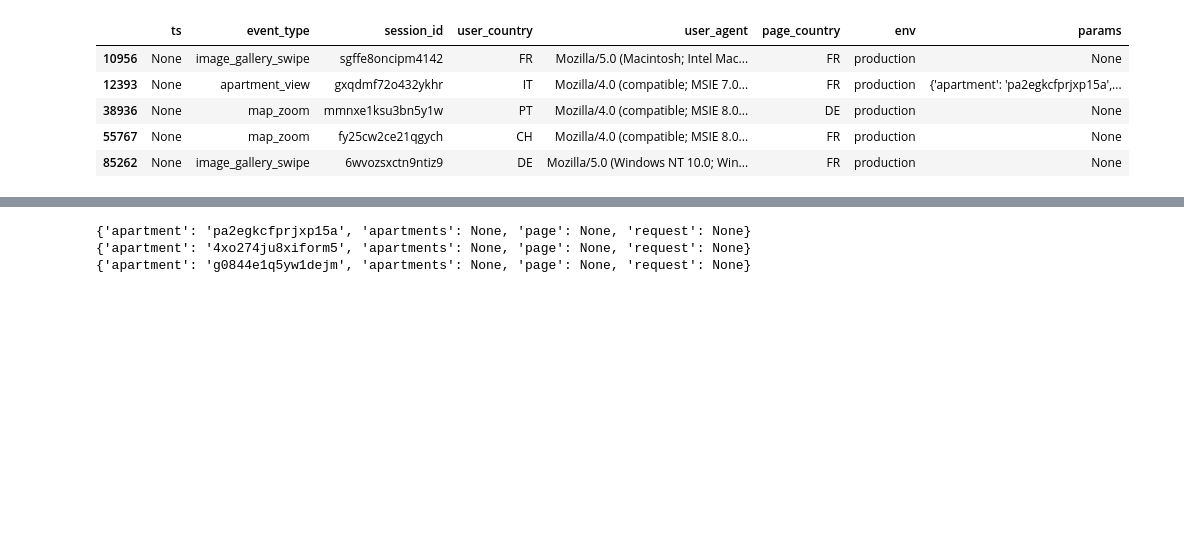
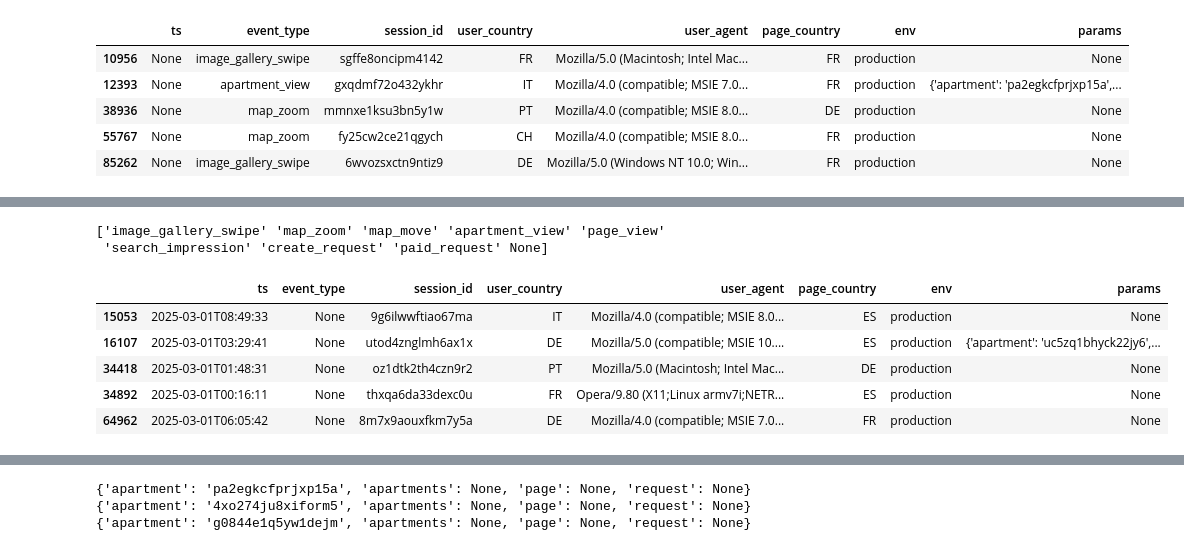
Before and after one commit to akisgazepidis/Data_Pipeline_Optimization, a Jupyter notebook: notebooks/EDA.ipynb, the cells around one changed output, grey strips where cells are left out. Drawn from its saved outputs; the diff is of its cells as text; code cells hidden in the pictures; blank space fills up the shorter version.

```diff
--- a/notebooks/EDA.ipynb
+++ b/notebooks/EDA.ipynb
@@ -60,0 +73,13 @@ df[df.ts.isnull()].head()
+# %%
+print(df.event_type.unique())
+
+df[df.event_type.isnull()].head()
+# %% [output]
+['image_gallery_swipe' 'map_zoom' 'map_move' 'apartment_view' 'page_view'
+ 'search_impression' 'create_request' 'paid_request' None]
+|  | ts | event_type | session_id | user_country | user_agent | page_country | env | params |
+| 15053 | 2025-03-01T08:49:33 | None | 9g6ilwwftiao67ma | IT | Mozilla/4.0 (compatible; MSIE 8.0... | ES | production | None |
+| 16107 | 2025-03-01T03:29:41 | None | utod4znglmh6ax1x | DE | Mozilla/5.0 (compatible; MSIE 10.... | ES | production | {'apartment': 'uc5zq1bhyck22jy6',... |
+| 34418 | 2025-03-01T01:48:31 | None | oz1dtk2th4czn9r2 | PT | Mozilla/5.0 (Macintosh; Intel Mac... | DE | production | None |
+| 34892 | 2025-03-01T00:16:11 | None | thxqa6da33dexc0u | FR | Opera/9.80 (X11;Linux armv7i;NETR... | ES | production | None |
+| 64962 | 2025-03-01T06:05:42 | None | 8m7x9aouxfkm7y5a | DE | Mozilla/4.0 (compatible; MSIE 7.0... | FR | production | None |
```
Also changed, not shown: parts of 24 cells of this notebook, 4 other files.
